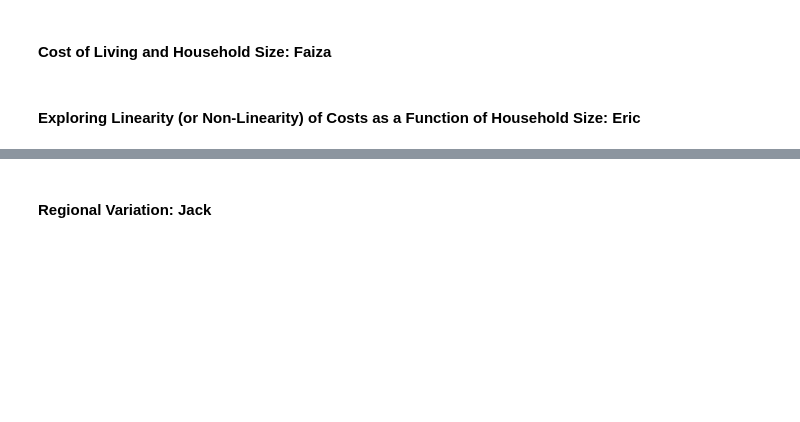
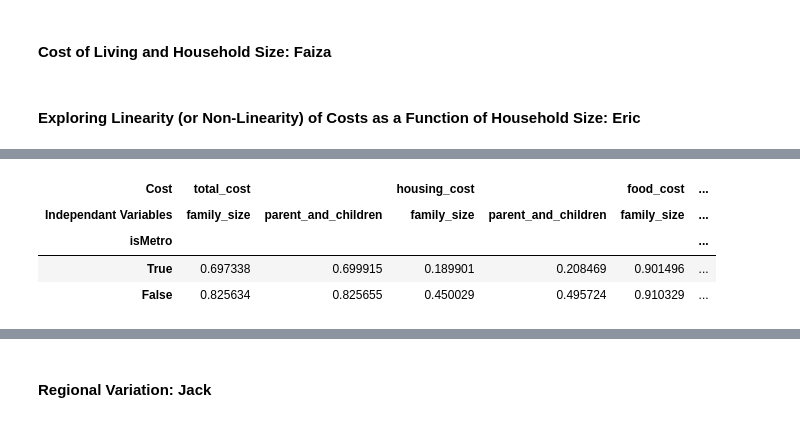
Before and after one commit to miguelmog10/data-science-group17, a Jupyter notebook: notebook/FoundationsDataScience_Winter2025_Group17.ipynb, the cells around one changed output, grey strips where cells are left out. Drawn from its saved outputs; the diff is of its cells as text; code cells hidden in the pictures; blank space fills up the shorter version.

```diff
--- a/notebook/FoundationsDataScience_Winter2025_Group17.ipynb
+++ b/notebook/FoundationsDataScience_Winter2025_Group17.ipynb
@@ -477,0 +563,8 @@ Observations:
+# %%
+r2_scores_df_isMetro
+# %% [output]
+| Cost | total_cost |  | housing_cost |  | food_cost | ... |
+| Independant Variables | family_size | parent_and_children | family_size | parent_and_children | family_size | ... |
+| isMetro |  |  |  |  |  | ... |
+| True | 0.697338 | 0.699915 | 0.189901 | 0.208469 | 0.901496 | ... |
+| False | 0.825634 | 0.825655 | 0.450029 | 0.495724 | 0.910329 | ... |
```
Also changed, not shown: parts of 20 cells of this notebook.
